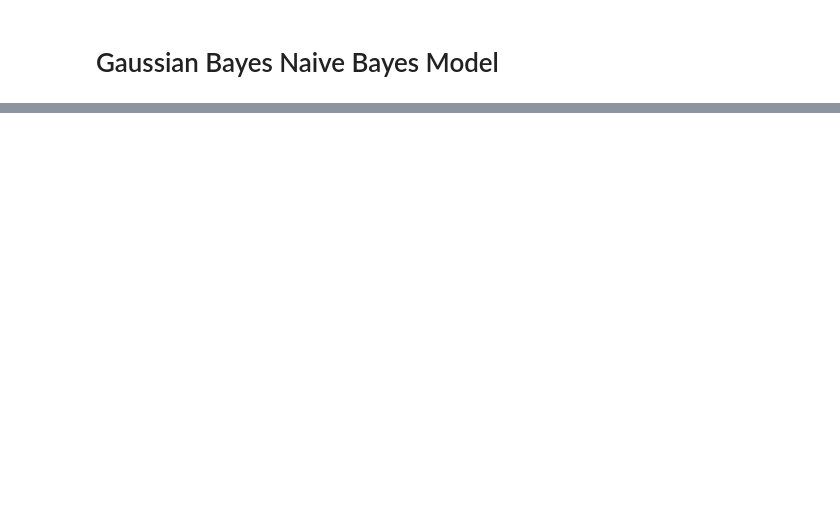
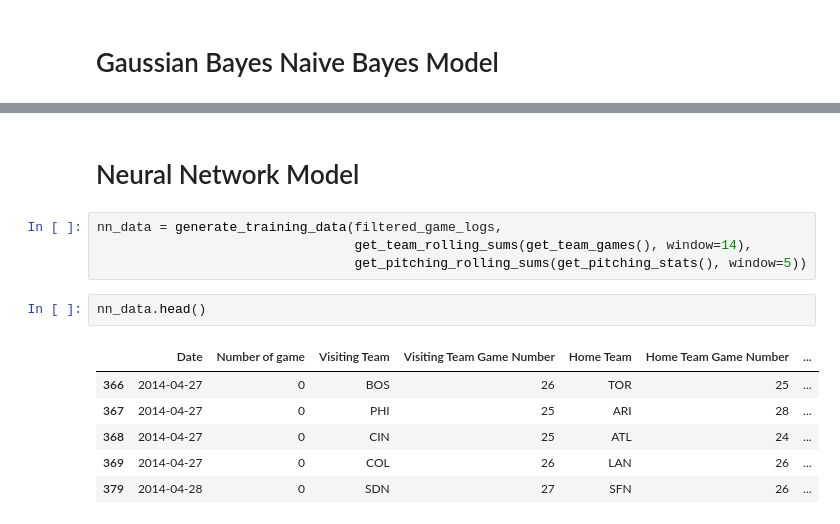
Before and after one commit to samkasbawala/sdp_team_32, a Jupyter notebook: Machine_Learning_with_New_Features.ipynb, the cells around one changed output, grey strips where cells are left out. Drawn from its saved outputs; the diff is of its cells as text; blank space fills up the shorter version.

```diff
--- a/Machine_Learning_with_New_Features.ipynb
+++ b/Machine_Learning_with_New_Features.ipynb
@@ -471,0 +472,15 @@ gnb.score(X_test, y_test)
+# %% [markdown]
+# Neural Network Model
+# %%
+nn_data = generate_training_data(filtered_game_logs,
+                                 get_team_rolling_sums(get_team_games(), window=14),
+                                 get_pitching_rolling_sums(get_pitching_stats(), window=5))
+# %%
+nn_data.head()
+# %% [output]
+|  | Date | Number of game | Visiting Team | Visiting Team Game Number | Home Team | Home Team Game Number | ... |
+| 366 | 2014-04-27 | 0 | BOS | 26 | TOR | 25 | ... |
+| 367 | 2014-04-27 | 0 | PHI | 25 | ARI | 28 | ... |
+| 368 | 2014-04-27 | 0 | CIN | 25 | ATL | 24 | ... |
+| 369 | 2014-04-27 | 0 | COL | 26 | LAN | 26 | ... |
+| 379 | 2014-04-28 | 0 | SDN | 27 | SFN | 26 | ... |
```
Also changed, not shown: parts of 20 cells of this notebook.
